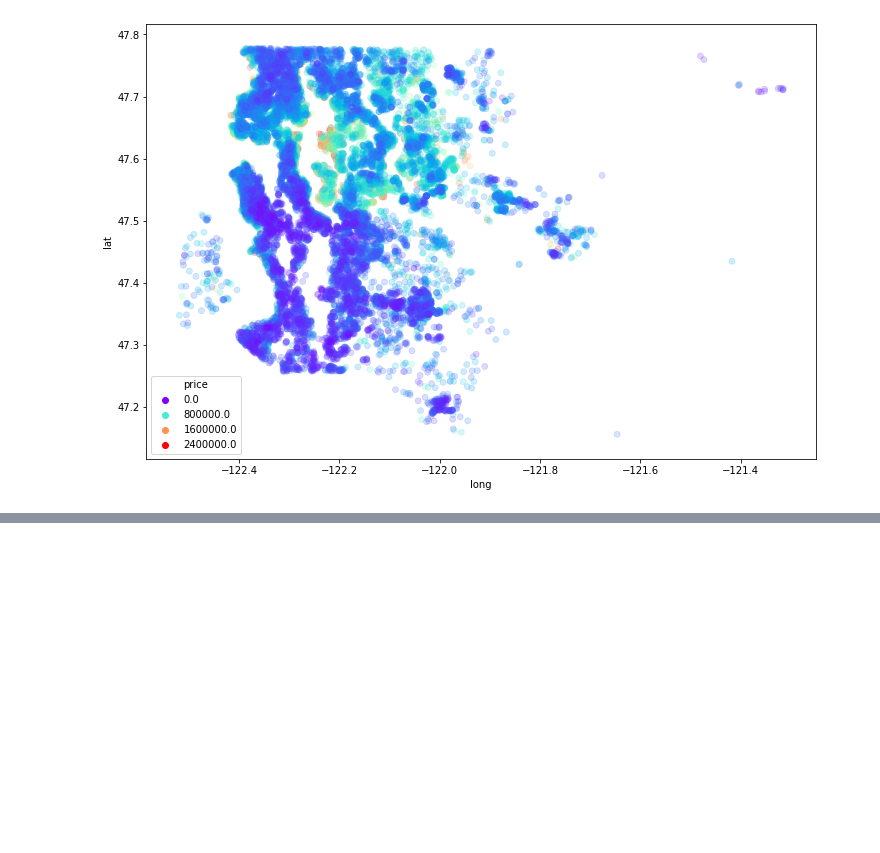
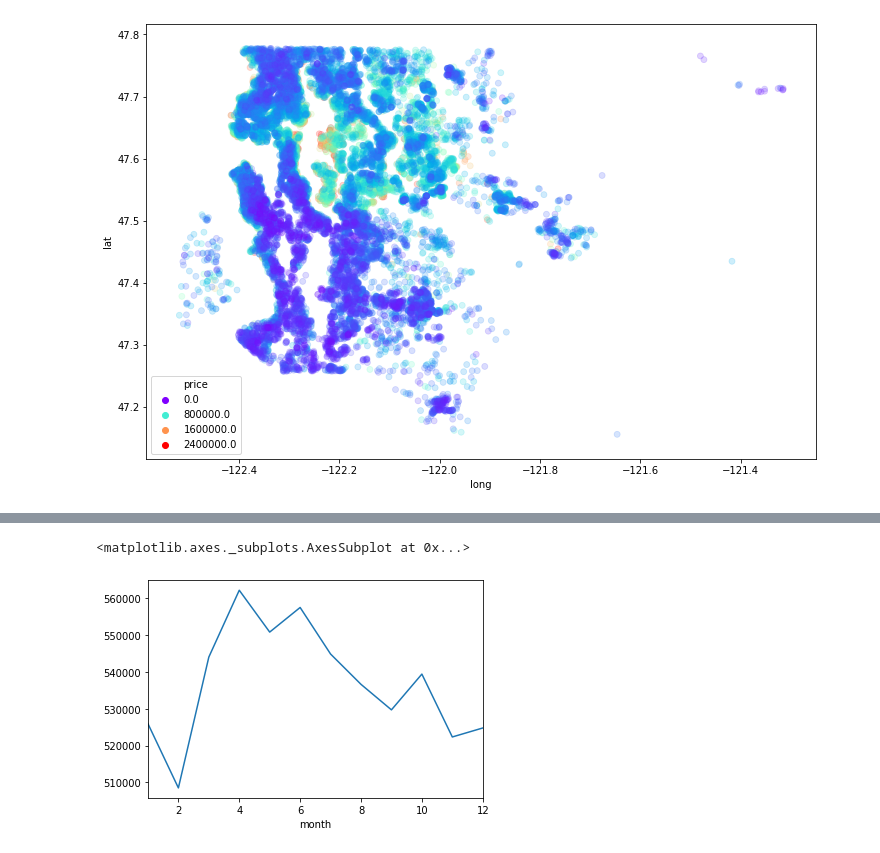
Before and after one commit to jonnohuang/Python-for-Data-Science-and-Machine-Learning-Bootcamp, a Jupyter notebook: TensorFlow_FILES/ANNs/Keras TF2.0 Regression Code Along Exercises.ipynb, the cells around one changed output, grey strips where cells are left out. Saved outputs shown, nothing was run; the diff lists cells and outputs as text; code cells hidden in the pictures; blank space fills up the shorter version.

```diff
--- a/TensorFlow_FILES/ANNs/Keras TF2.0 Regression Code Along Exercises.ipynb
+++ b/TensorFlow_FILES/ANNs/Keras TF2.0 Regression Code Along Exercises.ipynb
@@ -182,0 +252,5 @@ sns.scatterplot(x='long',y='lat',data=non_top_1_perc,
+# %%
+df.groupby('month').mean()['price'].plot()
+# %% [output]
+<matplotlib.axes._subplots.AxesSubplot at 0x...>
+[figure, added]
```
Also changed, not shown: parts of 17 cells of this notebook.
